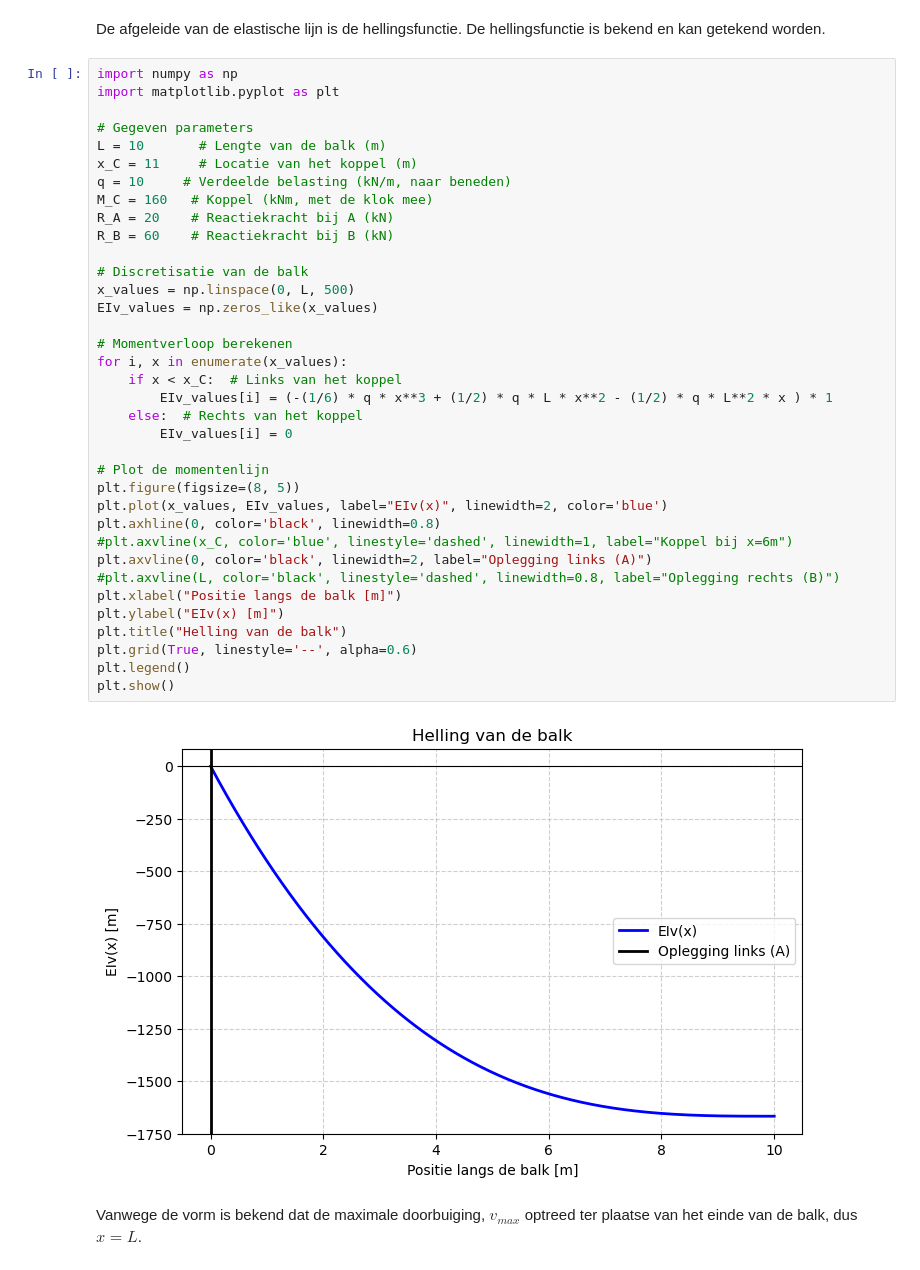
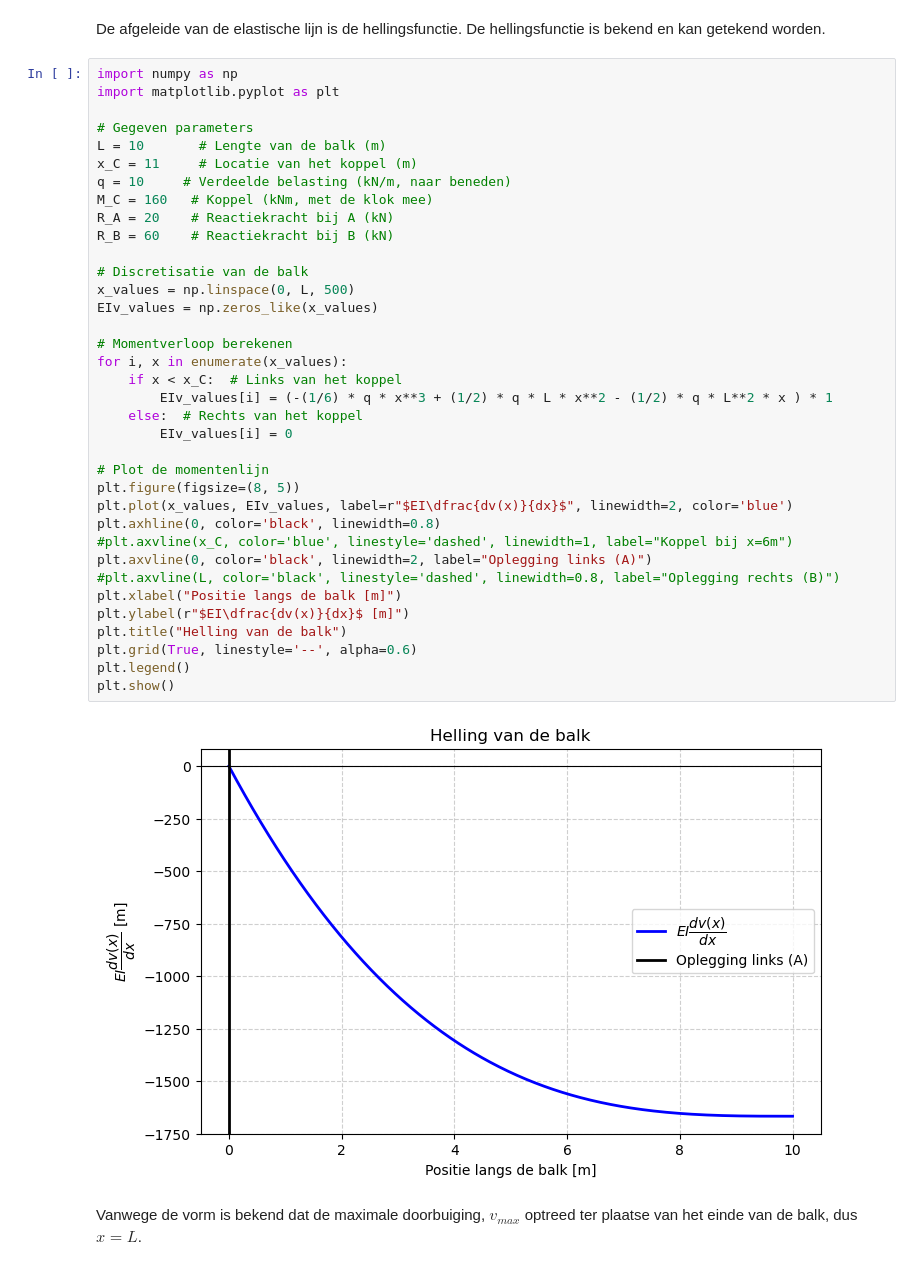
Before and after one commit to HHS-boeken/Mechanica, a Jupyter notebook: book/H1/Opgave_les2_2.ipynb, the cells around one changed output. Saved outputs shown, nothing was run; the diff lists cells and outputs as text.

```diff
--- a/book/H1/Opgave_les2_2.ipynb
+++ b/book/H1/Opgave_les2_2.ipynb
@@ -283,36 +283,36 @@ import matplotlib.pyplot as plt
 L = 10       # Lengte van de balk (m)
 x_C = 11     # Locatie van het koppel (m)
 q = 10     # Verdeelde belasting (kN/m, naar beneden)
 M_C = 160   # Koppel (kNm, met de klok mee)
 R_A = 20    # Reactiekracht bij A (kN)
 R_B = 60    # Reactiekracht bij B (kN)
 
 # Discretisatie van de balk
 x_values = np.linspace(0, L, 500)
 EIv_values = np.zeros_like(x_values)
 
 # Momentverloop berekenen
 for i, x in enumerate(x_values):
     if x < x_C:  # Links van het koppel
         EIv_values[i] = (-(1/6) * q * x**3 + (1/2) * q * L * x**2 - (1/2) * q * L**2 * x ) * 1
     else:  # Rechts van het koppel
         EIv_values[i] = 0
 
 # Plot de momentenlijn
 plt.figure(figsize=(8, 5))
-plt.plot(x_values, EIv_values, label="EIv(x)", linewidth=2, color='blue')
+plt.plot(x_values, EIv_values, label=r"$EI\dfrac{dv(x)}{dx}$", linewidth=2, color='blue')
 plt.axhline(0, color='black', linewidth=0.8)
 #plt.axvline(x_C, color='blue', linestyle='dashed', linewidth=1, label="Koppel bij x=6m")
 plt.axvline(0, color='black', linewidth=2, label="Oplegging links (A)")
 #plt.axvline(L, color='black', linestyle='dashed', linewidth=0.8, label="Oplegging rechts (B)")
 plt.xlabel("Positie langs de balk [m]")
-plt.ylabel("EIv(x) [m]")
+plt.ylabel(r"$EI\dfrac{dv(x)}{dx}$ [m]")
 plt.title("Helling van de balk")
 plt.grid(True, linestyle='--', alpha=0.6)
 plt.legend()
 plt.show()
 # %% [output]
-[figure, old version]
+[figure, new version]
 # %% [markdown]
 
 Vanwege de vorm is bekend dat de maximale doorbuiging, $v_{max}$ optreed ter plaatse van het einde van de balk, dus $x= L$.
```
Also changed, not shown: 4 other files.
